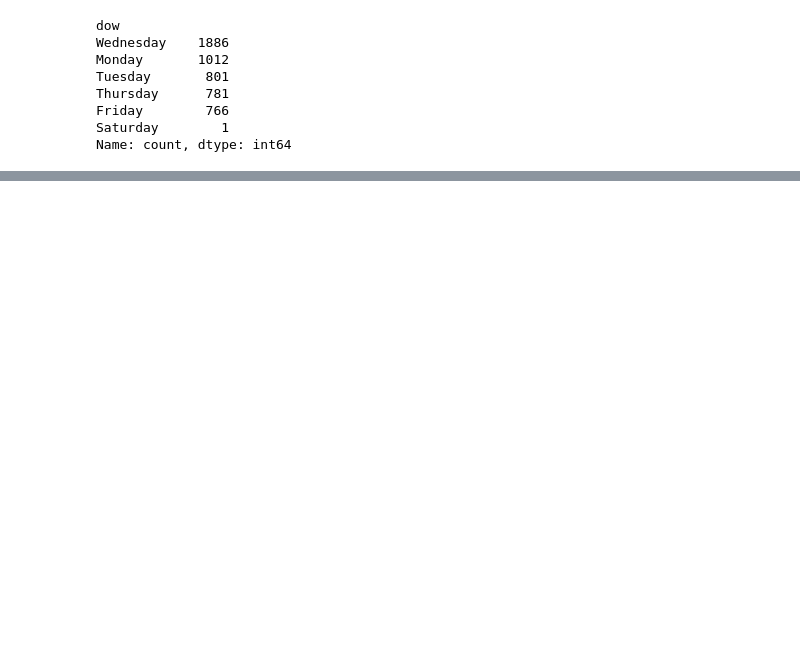
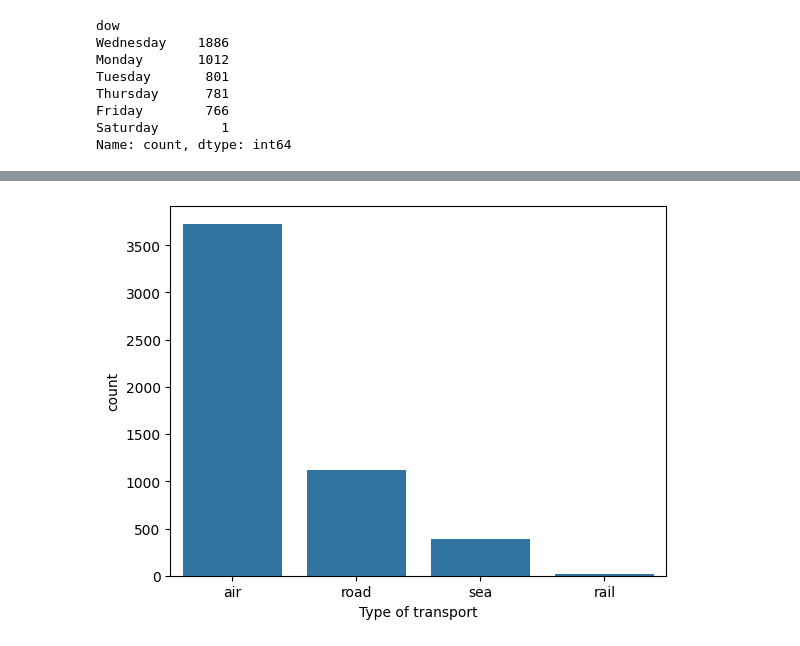
Before and after one commit to jDDDDDDDD/Logistyka, a Jupyter notebook: eda.ipynb, the cells around one changed output, grey strips where cells are left out. Cells and saved outputs as stored; diff of their text form; code cells hidden in the pictures; blank space fills up the shorter version.

```diff
--- a/eda.ipynb
+++ b/eda.ipynb
@@ -158,0 +164,5 @@ Name: count, dtype: int64
+# %%
+sns.countplot(data=df, x='Type of transport')
+plt.show()
+# %% [output]
+[figure, added]
```
Also changed, not shown: parts of 2 cells of this notebook.
